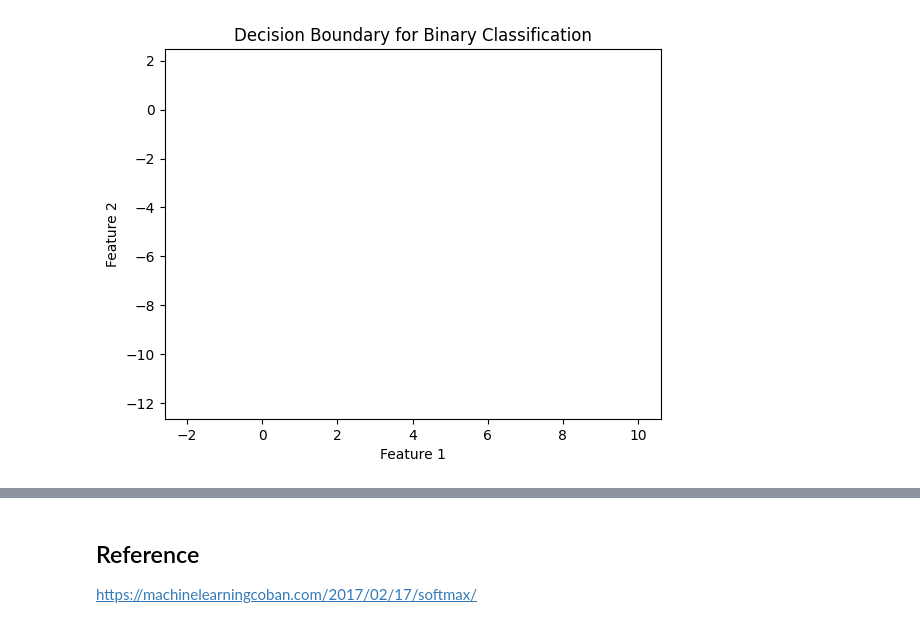
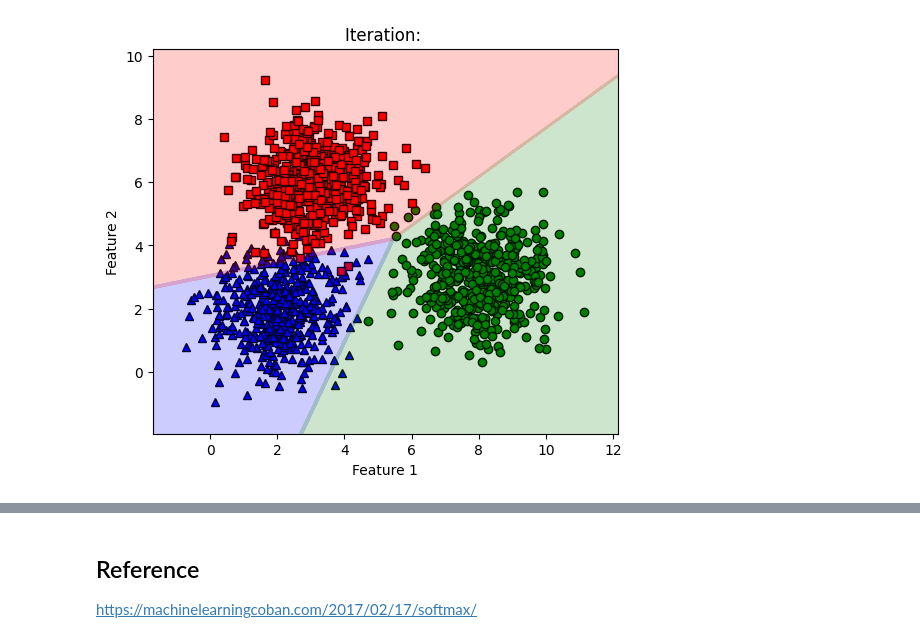
Before and after one commit to GiaKhangLuu/deep_learning_exercises, a Jupyter notebook: day_01/softmax_example.ipynb, the cells around one changed output, grey strips where cells are left out. Cells and saved outputs as stored; diff of their text form; code cells hidden in the pictures.

Commit message:
add softmax_example

```diff
--- a/day_01/softmax_example.ipynb
+++ b/day_01/softmax_example.ipynb
@@ -123,4 +278,37 @@ plt.show()
+# %%
+def softmax_regression(X, y, W_init, learning_rate=.05, tol=1e-4, epochs=10000, save_frame=True):
+    W = [W_init]
+    C = W_init.shape[1]
+    Y = convert_labels(y, C)
+    it = 0
+    N, d = X.shape[1], X.shape[0]
+
+    cnt = 0
+
+    count = 0
+    check_w_after = 20
+    while count < epochs:
+        # mix data
+        mix_id = np.random.permutation(N)
+        for i in mix_id:
+
+            if count == 700:
+                learning_rate = .01
+
+            xi = X[:, i].reshape(d, 1)
+            yi = Y[:, i].reshape(C, 1)
+            ai = softmax(np.dot(W[-1].T, xi))
+            W_new = W[-1] - learning_rate * xi.dot((ai - yi).T)
+            count += 1
+            if count % check_w_after == 0:
+                if np.linalg.norm(W_new - W[-check_w_after]) < tol:
+                    return W
+            W.append(W_new)
+            cnt += 1
+            if cnt == 3 and save_frame:
+                draw_decision_boundaries(W[-1].T, './softmax_frames/frame_{}.jpg'.format(count), count, save_frame)
+                cnt == 0
+    return W
 # %%
-W_init = np.random.randn(X.shape[0], C)
-W = softmax_regression(X, original_label, W_init)
-print(W[-1].shape)
+W_init = np.random.rand(X.shape[0], C)
+W = softmax_regression(X, original_label, W_init, learning_rate=0.05, epochs=3000, save_frame=False)
@@ -160,28 +314,0 @@ plt.show()
-# %%
-best_weight = W[-1]
-
-# Generate data for decision boundary
-xx = np.linspace(-2, 10, 500)
-yy = np.linspace(-2, 10, 500)
-xx, yy = np.meshgrid(xx, yy)
-data = np.array([np.ones(xx.size), xx.flatten(), yy.flatten()])
-
-# Calculate decision boundary line
-weight_line_1 = best_weight[:, 0]
-decision_boundary = - (weight_line_1[0] + weight_line_1[1] * xx) / weight_line_1[2]
-
-# Plot decision boundary
-fig = plt.figure()
-plt.plot(xx, decision_boundary, label='Decision Boundary', color='red')
-
-# Scatter plot of the data points
-#for class_label in np.unique(original_label):
-    #plt.scatter(X[1, original_label == class_label], X[2, original_label == class_label], label=f'Class {class_label}')
-
-plt.xlabel('Feature 1')
-plt.ylabel('Feature 2')
-plt.title('Decision Boundary for Binary Classification')
-#plt.legend()
-plt.show()
-# %% [output]
-[figure, removed]
@@ -187,0 +339,4 @@ plt.show()
+# %%
+draw_decision_boundaries(W[-1].T, '', '', False)
+# %% [output]
+[figure, added]
```
Also changed, not shown: parts of 23 cells of this notebook, 7 other files.
